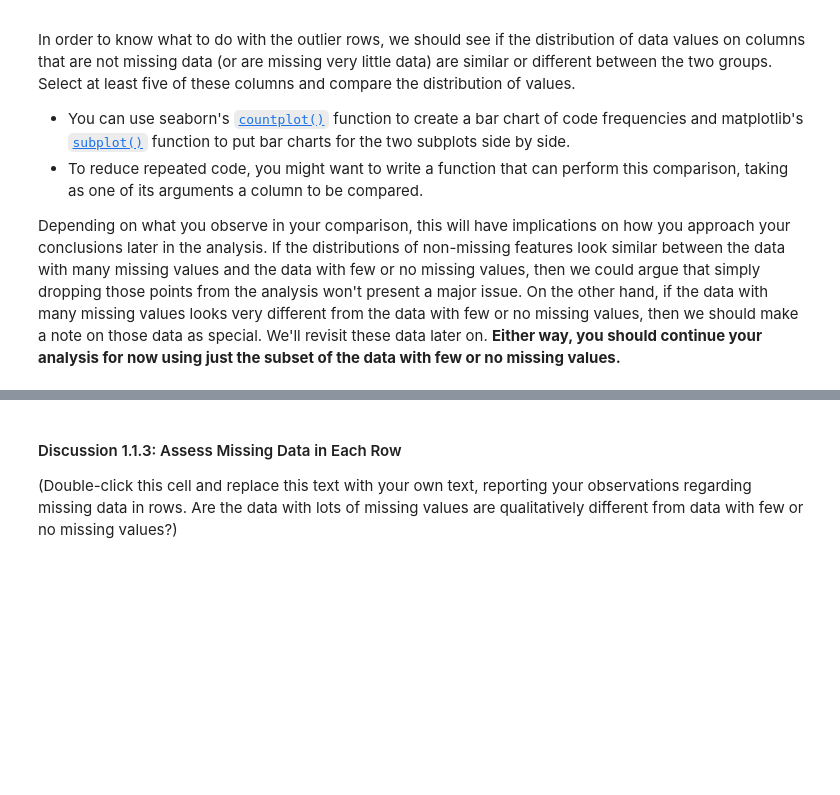
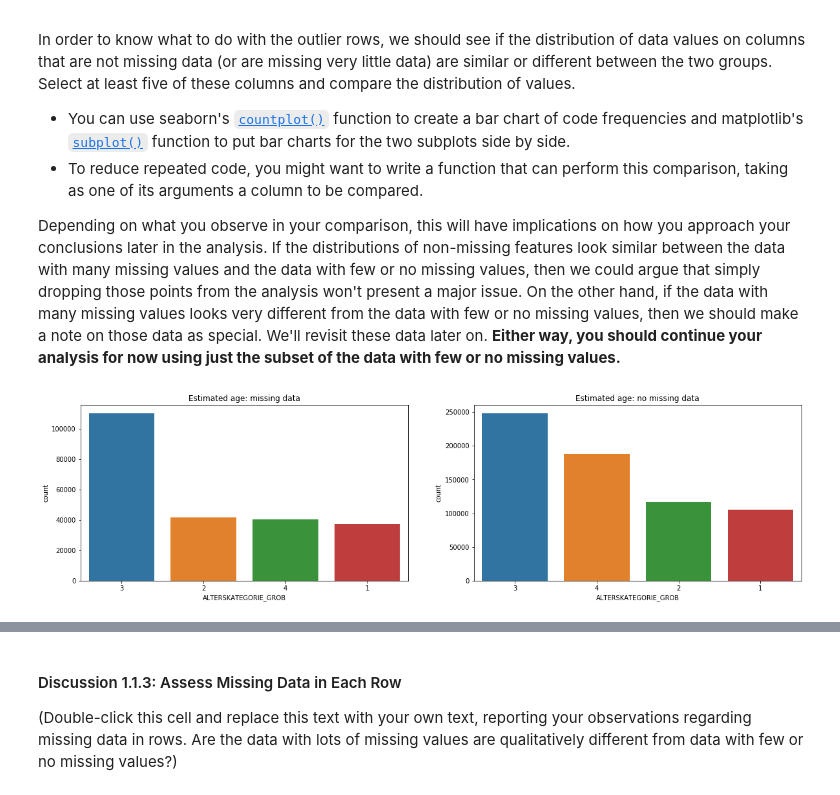
Before and after one commit to Mdhvince/Customer_Segmentation, a Jupyter notebook: Identify_Customer_Segments.ipynb, the cells around one changed output, grey strips where cells are left out. Cells and saved outputs as stored; diff of their text form; code cells hidden in the pictures; blank space fills up the shorter version.

```diff
--- a/Identify_Customer_Segments.ipynb
+++ b/Identify_Customer_Segments.ipynb
@@ -184,6 +187,11 @@ In order to know what to do with the outlier rows, we should see if the distribu
 Depending on what you observe in your comparison, this will have implications on how you approach your conclusions later in the analysis. If the distributions of non-missing features look similar between the data with many missing values and the data with few or no missing values, then we could argue that simply dropping those points from the analysis won't present a major issue. On the other hand, if the data with many missing values looks very different from the data with few or no missing values, then we should make a note on those data as special. We'll revisit these data later on. **Either way, you should continue your analysis for now using just the subset of the data with few or no missing values.**
 # %%
 # How much data is missing in each row of the dataset?
+
+azdias['nb_missing_by_row'] = azdias.isnull().sum(axis=1)
 # %%
 # Write code to divide the data into two subsets based on the number of missing
 # values in each row.
+
+azdias_missing = azdias[azdias['nb_missing_by_row'] > 0]
+azdias_nomissing = azdias[azdias['nb_missing_by_row'] == 0]
@@ -192,0 +198,28 @@ Depending on what you observe in your comparison, this will have implications on
+# %%
+# Compare the distribution of values for at least five columns where there are
+# no or few missing values, between the two subsets.
+
+# ALTERSKATEGORIE_GROB: estimated age
+# ANREDE_KZ: gender
+# CJT_GESAMTTYP: customer journey typology
+# FINANZTYP: most descriptive financial type for individual
+# GFK_URLAUBERTYP: vacation habits
+
+def plot_comparison(col_to_compare, title='No title'):
+    plt.figure(figsize=(20,5))
+
+    plt.subplot(1, 2, 1)
+    plt.title(title+': missing data')
+    sns.countplot(x = col_to_compare, data = azdias_missing,
+                  order = azdias_missing[col_to_compare].value_counts().index)
+
+    plt.subplot(1, 2, 2)
+    plt.title(title+': no missing data')
+    sns.countplot(x = col_to_compare, data = azdias_nomissing,
+                  order = azdias_nomissing[col_to_compare].value_counts().index)
+
+    plt.show()
+# %%
+plot_comparison('ALTERSKATEGORIE_GROB', 'Estimated age')
+# %% [output]
+[figure, added]
```
Also changed, not shown: parts of 16 cells of this notebook.
